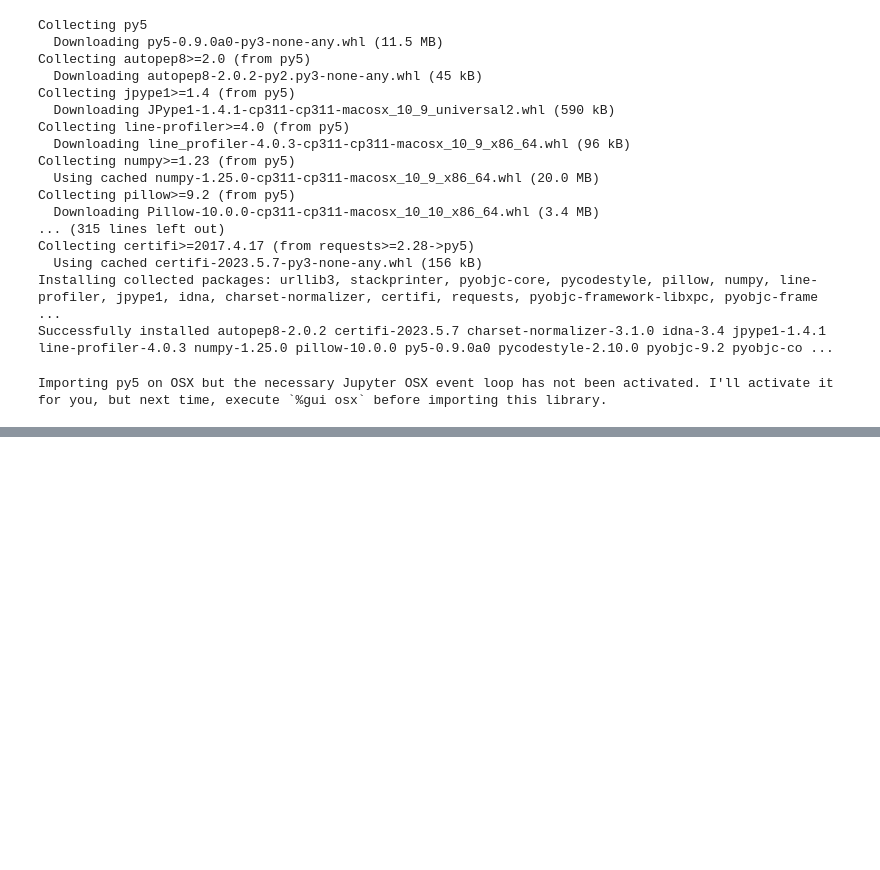
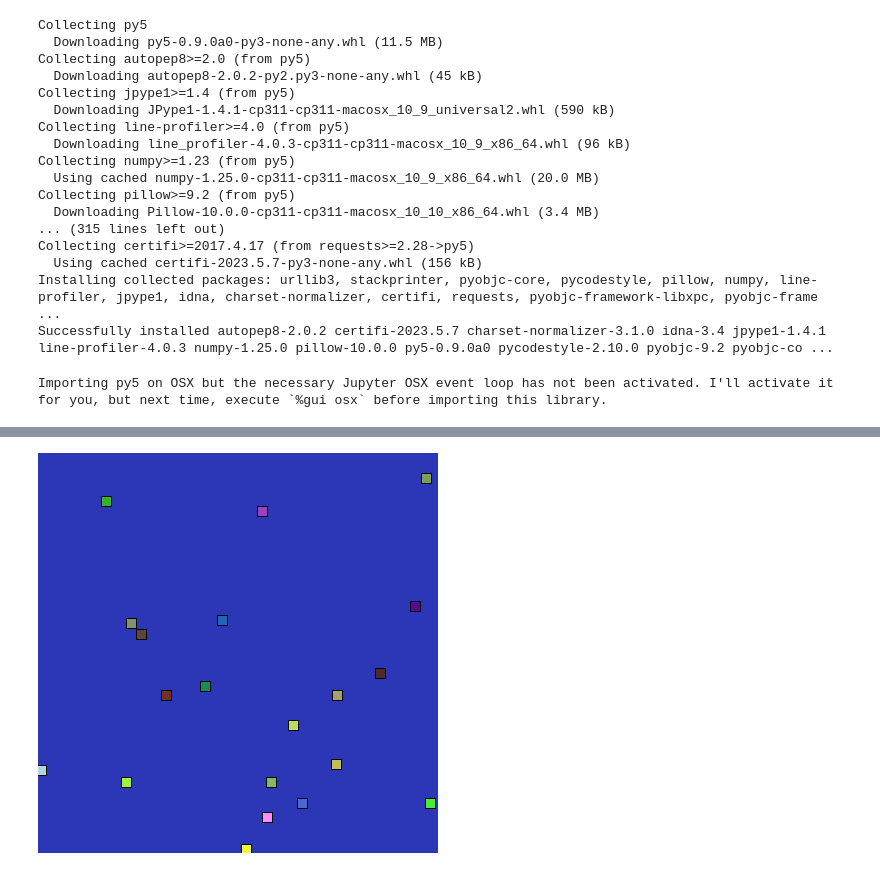
Before and after one commit to audreyfeldroy/sketch-a-day, a Jupyter notebook: 2023-07-07.ipynb, the cells around one changed output, grey strips where cells are left out. Cells and saved outputs as stored; diff of their text form; code cells hidden in the pictures; blank space fills up the shorter version.

```diff
--- a/2023-07-07.ipynb
+++ b/2023-07-07.ipynb
@@ -42,0 +131,14 @@ py5.run_sketch()
+# %%
+size(400, 400)
+rect_mode(CENTER)
+
+# Set background to a random color
+background(random_int(255), random_int(255), random_int(255))
+
+for _ in range(20):
+    # Fill little square with a random hex color
+    fill(random_int(255), random_int(255), random_int(255))
+
+    rect(random_int(width), random_int(height), 10, 10)
+# %% [output]
+[figure, added]
```
Also changed, not shown: parts of 14 cells of this notebook.
